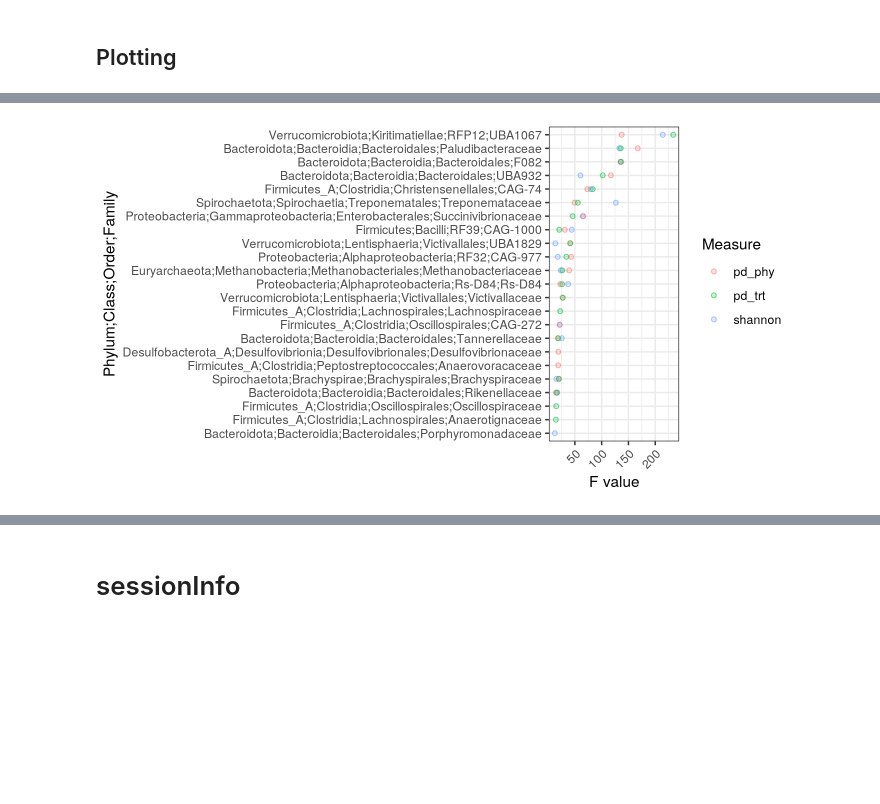
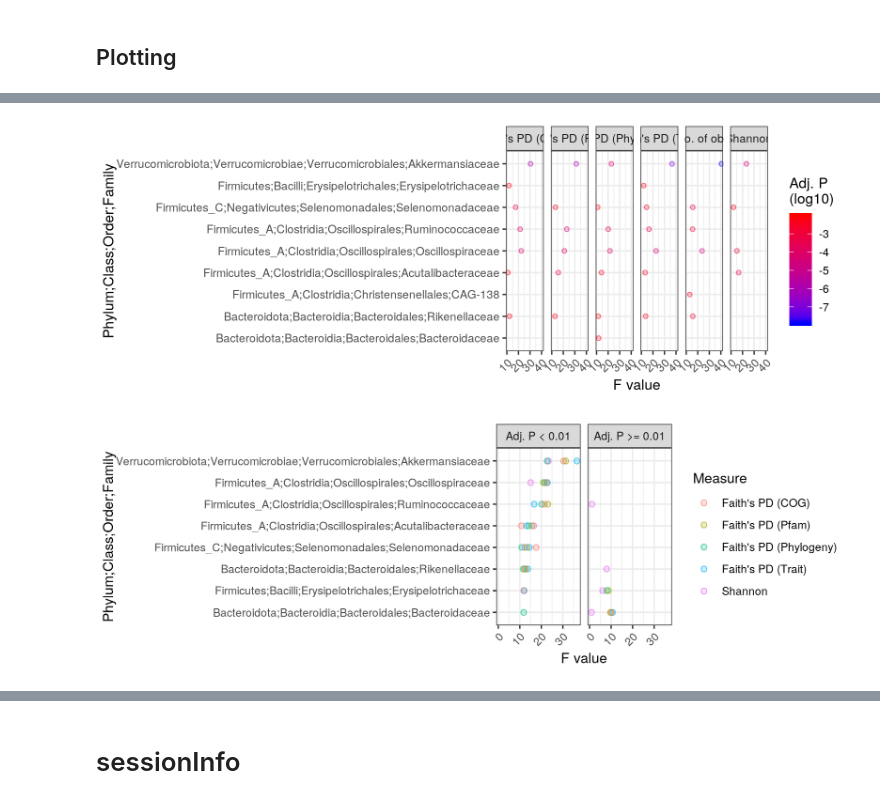
Before and after one commit to leylabmpi/global_metagenome_diversity, a Jupyter notebook: notebooks/02_comm_diversity/05_alpha_div_by-clade.ipynb, the cells around one changed output, grey strips where cells are left out. Drawn from its saved outputs; the diff is of its cells as text; code cells hidden in the pictures; blank space fills up the shorter version.

```diff
--- a/notebooks/02_comm_diversity/05_alpha_div_by-clade.ipynb
+++ b/notebooks/02_comm_diversity/05_alpha_div_by-clade.ipynb
@@ -743,11 +791,10 @@ plot(p)
 # %%
 # filtering
 alpha_div_f = alpha_div %>%
-    dt_filter(!is.na(study_condition),
-              !is.na(gender),
+    filter.(!is.na(gender),
               !is.na(age),
-              !is.na(BMI)) %>%
-    dt_mutate(age = log2(age))
+              !is.na(disease_status)) %>%
+    mutate.(age = log2(age))
 
 alpha_div %>% unique_n('Samples', Sample)
 alpha_div_f %>% unique_n('Samples', Sample)
@@ -761,16 +808,16 @@ No. of unique datasets: 11
 # %%
 # pairwise combinations of clade & div_metric
-clades = alpha_div %>% dt_pull(Clade) %>% unique
-metrics = alpha_div %>% dt_pull(Metric) %>% unique
+clades = alpha_div %>% pull.(Clade) %>% unique
+metrics = alpha_div %>% pull.(Metric) %>% unique
 x = expand.grid(metrics, clades)
 colnames(x) = c('Metric', 'Clade')
 x$iter = 1:nrow(x)
 
 # calculation
-Form = 'Metric_value ~ westernized + age + gender + BMI + (1 | dataset_name)'
+Form = 'Metric_value ~ westernized + age + gender + disease_status + (1 | dataset_name)'
 doParallel::registerDoParallel(threads)
 lmer_res = x %>%
-    dt_group_split(iter) %>%
+    group_split.(iter) %>%
     plyr::llply(calc_lm, alpha_div=alpha_div_f, Form=Form, .parallel=TRUE) %>%
     data.table::rbindlist(use.names=TRUE)
 
@@ -778,7 +825,7 @@ lmer_res = x %>%
 colnames(lmer_res) = c('Sum_sq', 'Mean_sq', 'NumDF', 'DenDF',
                        'F_value', 'P', 'Clade', 'Metric', 'Variable')
 lmer_res = lmer_res %>%
-    dt_mutate(P = P %>% as.Num,
+    mutate.(P = P %>% as.Num,
               Padj = p.adjust(P, method='BH'))
 
 # summary
@@ -798,0 +846,10 @@ A tidytable: 1651 × 10
+# %%
+# formatting
+lmer_res = lmer_res %>%
+    mutate.(Metric = case_when.(Metric == 'nobs' ~ 'No. of obs.',
+                                Metric == 'shannon' ~ 'Shannon',
+                                Metric == 'pd_cog' ~ 'Faith\'s PD (COG)',
+                                Metric == 'pd_pfam' ~ 'Faith\'s PD (Pfam)',
+                                Metric == 'pd_phy' ~ 'Faith\'s PD (Phylogeny)',
+                                Metric == 'pd_trt' ~ 'Faith\'s PD (Trait)'))
+lmer_res$Metric %>% table
@@ -826,25 +917,54 @@ plot(p)
 # %%
+# gender
 p = lmer_res %>%
-    dt_filter(Variable == 'westernized') %>%
-    dt_filter(Metric != 'nobs') %>%
-    dt_filter(Padj < 0.01) %>%
-    dt_mutate(mean_F = mean(F_value), by=list(Clade)) %>%
-    dt_mutate(Clade = gsub('___', ';', Clade),
+    filter.(Variable == 'gender') %>%
+    filter.(Padj < 0.01) %>%
+    mutate.(mean_F = mean(F_value, na.rm=TRUE), by=list(Clade)) %>%
+    mutate.(Clade = gsub('___', ';', Clade),
               Clade = gsub('^(Bacteria|Archaea);', '', Clade),
               Clade = Clade %>% reorder(mean_F)) %>%
-    ggplot(aes(Clade, F_value, color=Metric)) +
+    ggplot(aes(Clade, F_value, color=log10(Padj))) +
     geom_point(alpha=0.2) +
     geom_point(alpha=0.6, shape='O') +
-    scale_color_discrete('Measure') +
+    scale_color_continuous('Adj. P\n(log10)', low='blue', high='red') +
     labs(x='Phylum;Class;Order;Family', y='F value') +
+    facet_grid(. ~ Metric) +
     theme_bw() +
     theme(
         axis.text.x = element_text(angle=45, hjust=1)
     ) +
     coord_flip()
 
-p.dims(7,3.8)
+p.dims(8,3)
 plot(p)
 # %% [output]
-[figure, old version]
+[figure, new version]
+# %%
+p = lmer_res %>%
+    filter.(Variable == 'gender') %>%
+    filter.(Metric != 'No. of obs.') %>%
+    mutate.(sig = ifelse(Padj < 0.01, 'Adj. P < 0.01', 'Adj. P >= 0.01')) %>%
+    mutate.(any_sig = any(Padj < 0.01),
+            .by=c(Clade)) %>%
+    filter.(any_sig == TRUE) %>%
+    mutate.(mean_F = mean(F_value), .by=c(Clade)) %>%
+    mutate.(Clade = gsub('___', ';', Clade),
+            Clade = gsub('^(Bacteria|Archaea);', '', Clade),
+            Clade = Clade %>% reorder(mean_F)) %>%
+    ggplot(aes(Clade, F_value, color=Metric)) +
+    geom_point(size=2, alpha=0.2) +
+    geom_point(size=2, alpha=0.6, shape='O') +
+    scale_color_discrete('Measure') +
+    facet_grid(. ~ sig) +
+    labs(x='Phylum;Class;Order;Family', y='F value') +
+    theme_bw() +
+    theme(
+        axis.text.x = element_text(angle=45, hjust=1)
+    ) +
+    coord_flip()
+
+p.dims(8.2,2.8)
+plot(p)
+# %% [output]
+[figure, added]
 # %%
```
Also changed, not shown: parts of 51 cells of this notebook, 20 other files.
